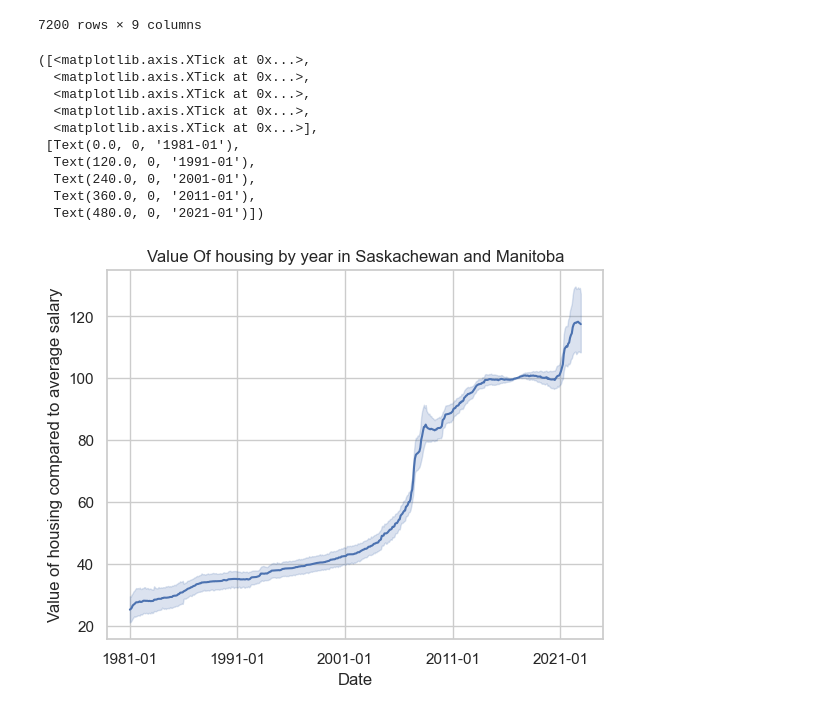
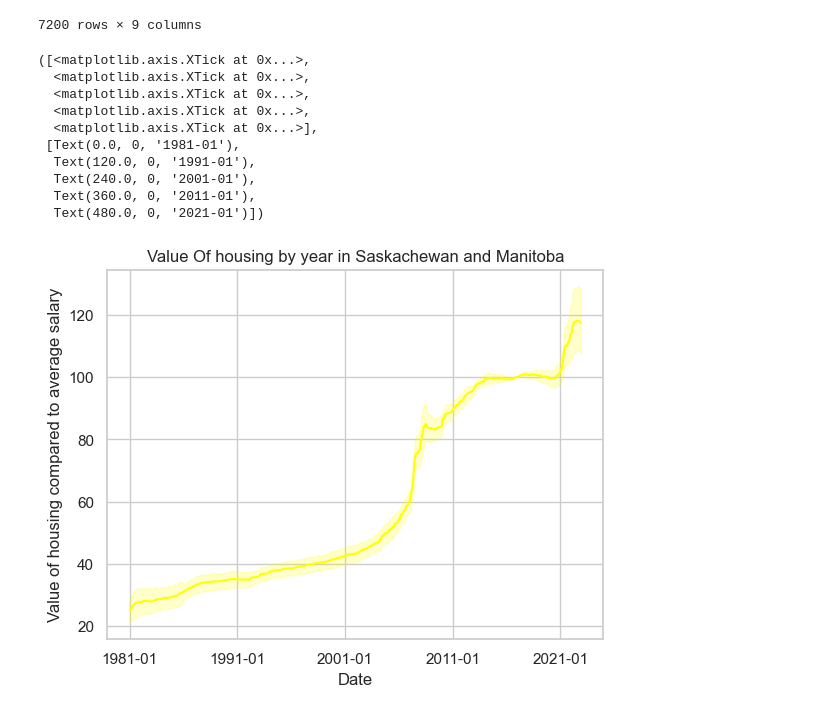
Before and after one commit to ubco-W2022T2-data301/project-group-group-2, a Jupyter notebook: analysis/analysis1.ipynb, the cells around one changed output. Cells and saved outputs as stored; diff of their text form; code cells hidden in the pictures.

```diff
--- a/analysis/analysis1.ipynb
+++ b/analysis/analysis1.ipynb
@@ -374,21 +386,21 @@ df_index_Area_MiddleProvinces
 7200 rows × 9 columns
 # %%
 df_index_Area_MiddleProvinces_Graph = sns.lineplot(data=df_index_Area_MiddleProvinces, x= df_index_Area_MiddleProvinces["REF_DATE"],
-                                           y= df_index_Area_MiddleProvinces["VALUE"])
+                                           y= df_index_Area_MiddleProvinces["VALUE"],color="Yellow")
 df_index_Area_MiddleProvinces_Graph.set(xlabel="Date", ylabel= "Value of housing compared to average salary", title= "Value Of housing by year in Saskachewan and Manitoba")
 plt.xticks(["1981-01","1991-01","2001-01","2011-01","2021-01"])
 # %% [output]
 ([<matplotlib.axis.XTick at 0x...>,
   <matplotlib.axis.XTick at 0x...>,
   <matplotlib.axis.XTick at 0x...>,
   <matplotlib.axis.XTick at 0x...>,
   <matplotlib.axis.XTick at 0x...>],
  [Text(0.0, 0, '1981-01'),
   Text(120.0, 0, '1991-01'),
   Text(240.0, 0, '2001-01'),
   Text(360.0, 0, '2011-01'),
   Text(480.0, 0, '2021-01')])
-[figure, old version]
+[figure, new version]
 # %%
 df_index_Area_Maritimes = df_index2[df_index2['GEO'].str.contains("New Brunswick|Nova Scotia|Newfoundland and Labrador|Prince Edward Island")]
 df_index_Area_Maritimes = df_index_Area_Maritimes[df_index_Area_Maritimes['VALUE'].notna()]
```
Also changed, not shown: parts of 9 cells of this notebook, 1 other file.
